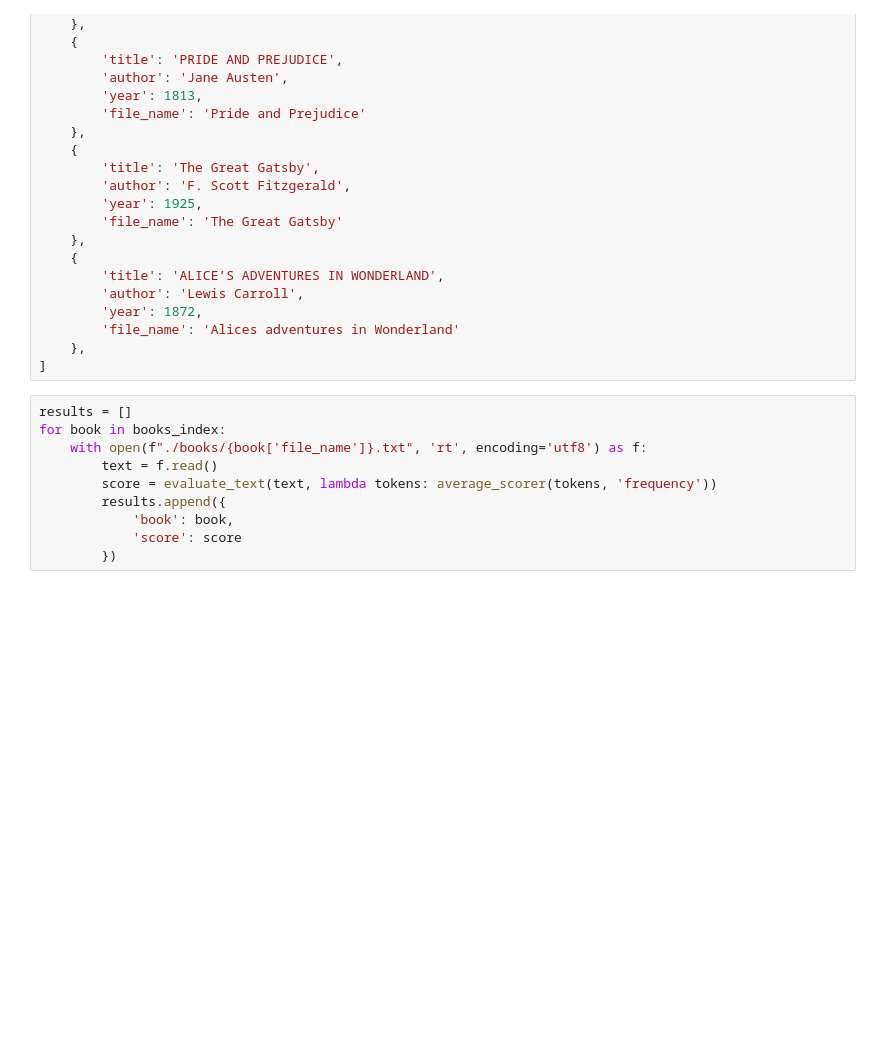
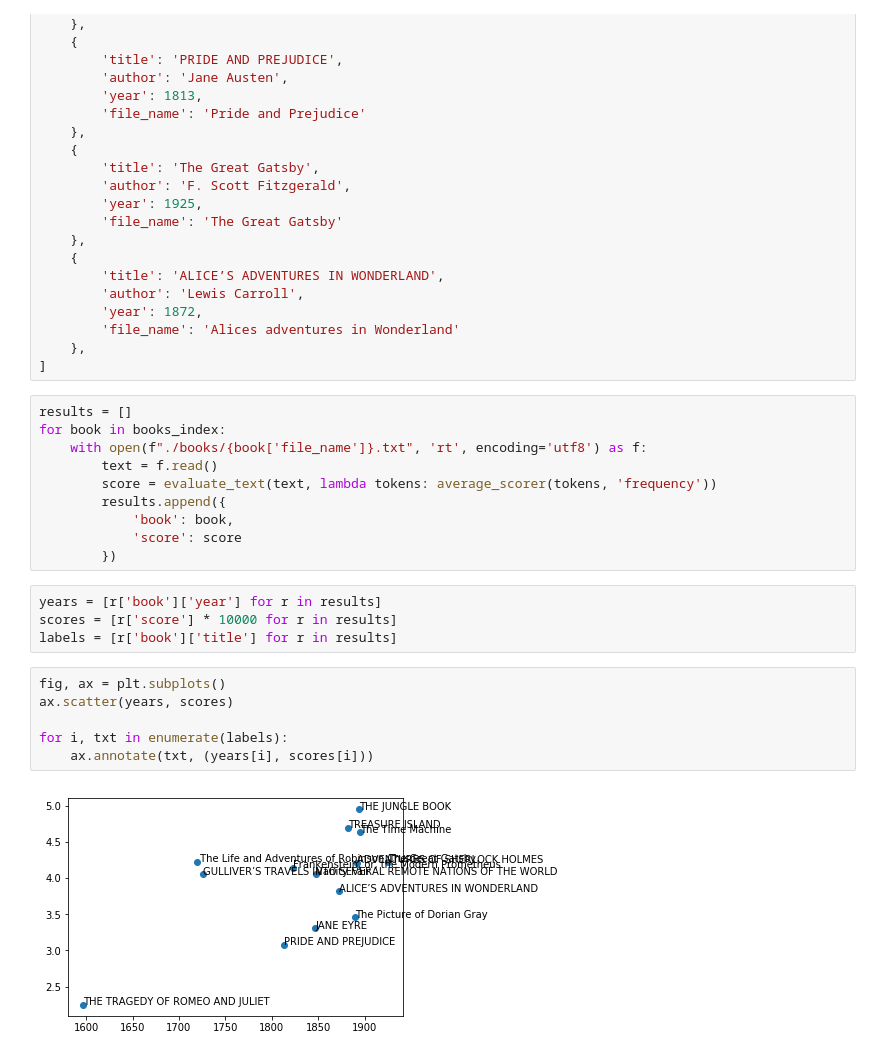
Before and after one commit to DenisStenyushkin/Modernity-of-English-classic-literature, a Jupyter notebook: Modernity of English classic literature.ipynb, the cells around one changed output. Cells and saved outputs as stored; diff of their text form; blank space fills up the shorter version.

```diff
--- a/Modernity of English classic literature.ipynb
+++ b/Modernity of English classic literature.ipynb
@@ -146,3 +159,15 @@ for book in books_index:
             'book': book,
             'score': score
         })
+# %%
+years = [r['book']['year'] for r in results]
+scores = [r['score'] * 10000 for r in results]
+labels = [r['book']['title'] for r in results]
+# %%
+fig, ax = plt.subplots()
+ax.scatter(years, scores)
+
+for i, txt in enumerate(labels):
+    ax.annotate(txt, (years[i], scores[i]))
+# %% [output]
+[figure, added]
```
Also changed, not shown: parts of 6 cells of this notebook.
